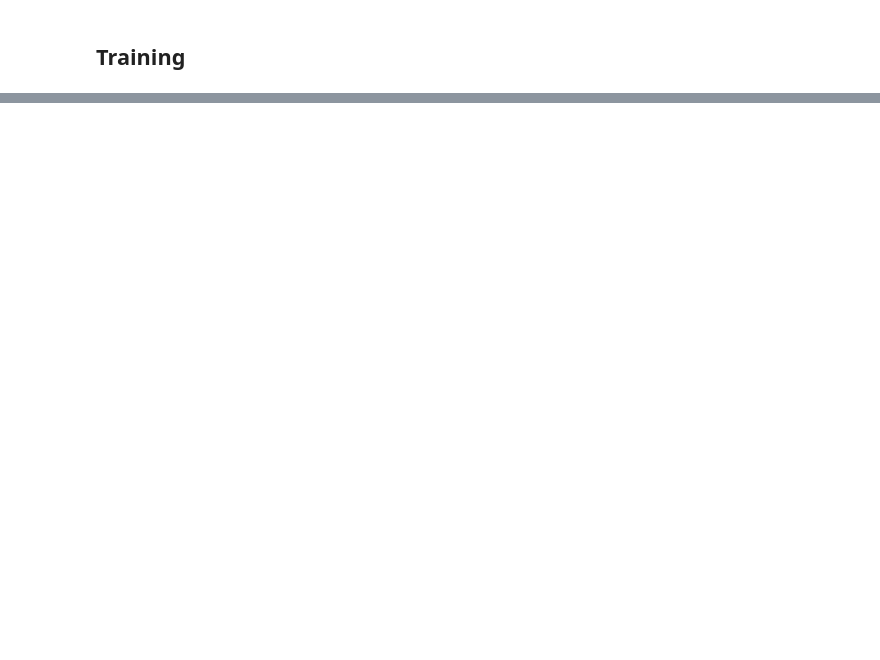
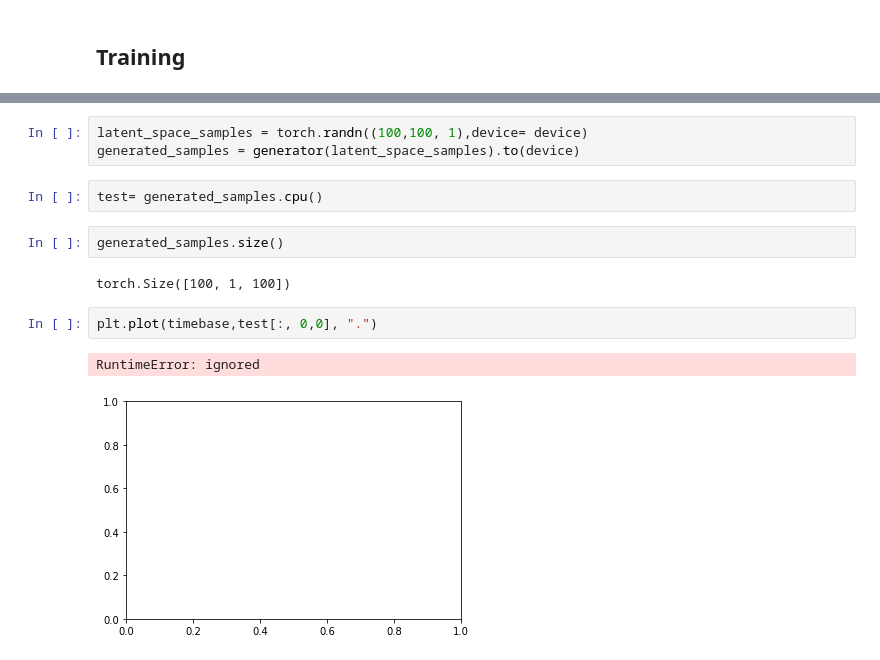
Before and after one commit to emanbuc/ML-GAN, a Jupyter notebook: 1D-DCGAN.ipynb, the cells around one changed output, grey strips where cells are left out. Drawn from its saved outputs; the diff is of its cells as text; blank space fills up the shorter version.

```diff
--- a/1D-DCGAN.ipynb
+++ b/1D-DCGAN.ipynb
@@ -288,0 +329,14 @@ for epoch in range(num_epochs):
+# %%
+latent_space_samples = torch.randn((100,100, 1),device= device)
+generated_samples = generator(latent_space_samples).to(device)
+# %%
+test= generated_samples.cpu()
+# %%
+generated_samples.size()
+# %% [output]
+torch.Size([100, 1, 100])
+# %%
+plt.plot(timebase,test[:, 0,0], ".")
+# %% [output]
+RuntimeError: ignored
+[figure, added]
```
Also changed, not shown: parts of 11 cells of this notebook.
